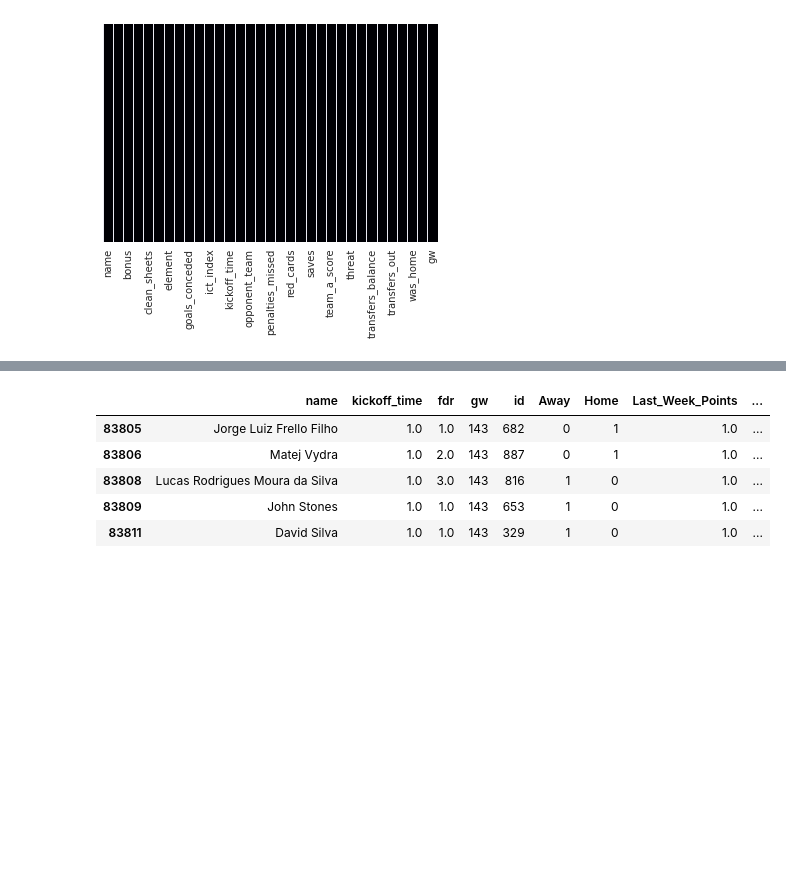
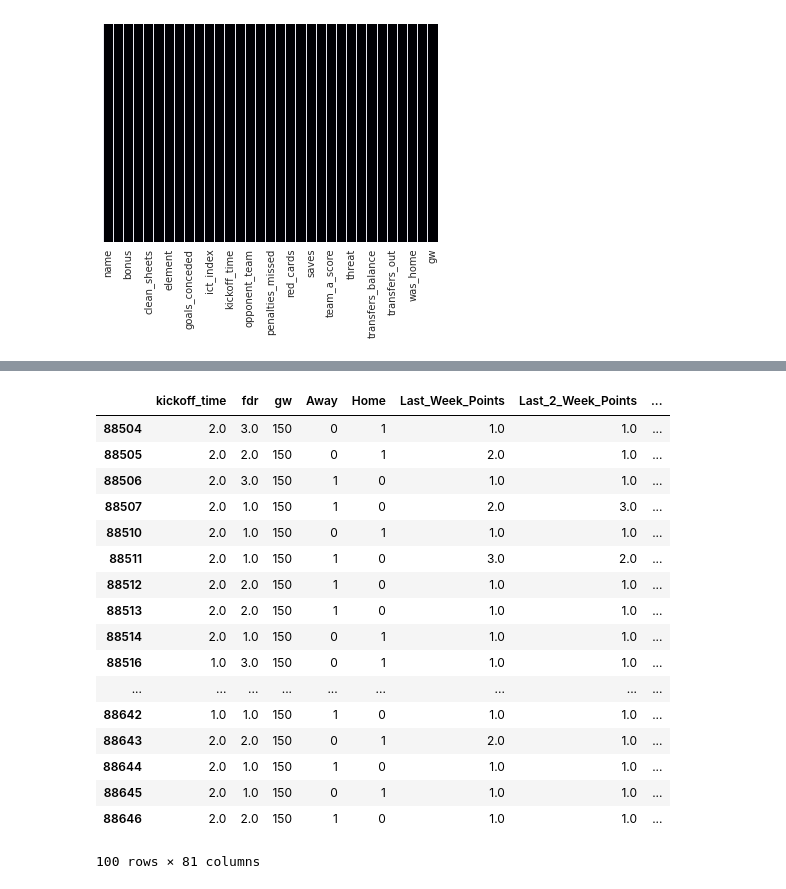
Before and after one commit to raghavbhutra/RedDevils, a Jupyter notebook: RD_Class.ipynb, the cells around one changed output, grey strips where cells are left out. Drawn from its saved outputs; the diff is of its cells as text; code cells hidden in the pictures; blank space fills up the shorter version.

```diff
--- a/RD_Class.ipynb
+++ b/RD_Class.ipynb
@@ -666,5 +760,5 @@ model.score(X_test,y_test)
 # %%
-x=pd.read_csv('/content/drive/My Drive/test3.csv')
+x=pd.read_csv('/content/drive/My Drive/combined_2016-2020-1.csv',encoding = "ISO-8859-1")
 x.head()
 # %% [output]
 |  | name | assists | bonus | bps | clean_sheets | creativity | element | fixture | goals_conceded | ... |
@@ -802,6 +896,10 @@ x['Last_2_Week_Assists'] = x.groupby(['id'])['assists'].shift(2).astype(float)
 x['Last_Week_Bonus'] = x.groupby(['id'])['bonus'].shift().astype(float)
 x['Last_2_Week_Bonus'] = x.groupby(['id'])['bonus'].shift(2).astype(float)
 #x['Last_3_Week_Bonus'] = x.groupby(['id'])['bonus'].shift(3).astype(float)
+
+
+x['Last_Week_Penalties_Saved'] = x.groupby(['id'])['penalties_saved'].shift().astype(float)
+x['Last_2_Week_Penalties_Saved'] =x.groupby(['id'])['penalties_saved'].shift(2).astype(float)
 
 
 x['Last_Week_Influence'] = x.groupby(['id'])['influence'].shift().astype(float)
@@ -964,6 +1062,21 @@ x['Assists Home'] = ah.reset_index(level=0, drop=True)
 aa =x.groupby('id',as_index=False)['ict_index'].expanding().sum()/x.groupby('id',as_index=False)['Away'].expanding().sum()
 x["Assists Away"] = aa.reset_index(level=0, drop=True)
 
+# ms =gws1.groupby('id',as_index=False)['minutes'+0.0000001].expanding().sum()/gws1.groupby('id',as_index=False)['saves'+0.0000001].expanding().sum()
+# gws1["Mins Per Save"] = ms.reset_index(level=0, drop=True)
+
+bpss =x.groupby('id',as_index=False)['minutes'].expanding().sum()/x.groupby('id',as_index=False)['bps'].expanding().sum()
+x["Mins Per BPS"] = bpss.reset_index(level=0, drop=True)
+
+gca =x.groupby('id',as_index=False)['goals_conceded'].expanding().sum()/x.groupby('id',as_index=False)['Away'].expanding().sum()
+x["Goals Concecded Away"] = gca.reset_index(level=0, drop=True)
+
+gch =x.groupby('id',as_index=False)['goals_conceded'].expanding().sum()/x.groupby('id',as_index=False)['Home'].expanding().sum()
+x["Goals Conceded Home"] = gch.reset_index(level=0, drop=True)
+
+gcm =x.groupby('id',as_index=False)['minutes'].expanding().sum()/x.groupby('id',as_index=False)['goals_conceded'].expanding().sum()
+x["Mins per Goals Conceded"] = gcm.reset_index(level=0, drop=True)
+
 
 x.head(100)
 # %% [output]
@@ -988,7 +1101,9 @@ x.head(100)
 # %%
 x=x.groupby('id').apply(f)
+x=x.groupby('id').apply(f2)
+x=x.groupby('id').apply(f3)
 # %%
-x1=x[x['gw']==143]
+x1=x[x['gw']==150]
 x1.head()
 # %% [output]
 |  | name | assists | bonus | bps | clean_sheets | creativity | goals_conceded | goals_scored | ict_index | ... |
@@ -1001,17 +1116,30 @@ x1.head()
 # %%
 x_test=x1.drop(['name','points','total_points','ict_index','bps','goals_scored','assists','bonus','influence','minutes','threat','value','selected','creativity','own_goals','penalties_missed','penalties_saved','red_cards','yellow_cards','saves','selected','yellow_cards','clean_sheets','goals_conceded','home','id'],axis=1)
+x_test=x_test.replace([np.inf, -np.inf], np.nan)
 x_test=x_test.dropna()
 x_testf=x1.drop(['points','total_points','ict_index','bps','goals_scored','assists','bonus','influence','minutes','threat','value','selected','creativity','own_goals','penalties_missed','penalties_saved','red_cards','yellow_cards','saves','selected','yellow_cards','clean_sheets','goals_conceded','home'],axis=1)
+x_testf=x_testf.replace([np.inf, -np.inf], np.nan)
 x_testf=x_testf.dropna()
-x_test.head()
-x_testf.head()
+x_test.head(100)
 # %% [output]
-|  | name | kickoff_time | fdr | gw | id | Away | Home | Last_Week_Points | ... |
-| 83805 | Jorge Luiz Frello Filho | 1.0 | 1.0 | 143 | 682 | 0 | 1 | 1.0 | ... |
-| 83806 | Matej Vydra | 1.0 | 2.0 | 143 | 887 | 0 | 1 | 1.0 | ... |
-| 83808 | Lucas Rodrigues Moura da Silva | 1.0 | 3.0 | 143 | 816 | 1 | 0 | 1.0 | ... |
-| 83809 | John Stones | 1.0 | 1.0 | 143 | 653 | 1 | 0 | 1.0 | ... |
-| 83811 | David Silva | 1.0 | 1.0 | 143 | 329 | 1 | 0 | 1.0 | ... |
+|  | kickoff_time | fdr | gw | Away | Home | Last_Week_Points | Last_2_Week_Points | ... |
+| 88504 | 2.0 | 3.0 | 150 | 0 | 1 | 1.0 | 1.0 | ... |
+| 88505 | 2.0 | 2.0 | 150 | 0 | 1 | 2.0 | 1.0 | ... |
+| 88506 | 2.0 | 3.0 | 150 | 1 | 0 | 1.0 | 1.0 | ... |
+| 88507 | 2.0 | 1.0 | 150 | 1 | 0 | 2.0 | 3.0 | ... |
+| 88510 | 2.0 | 1.0 | 150 | 0 | 1 | 1.0 | 1.0 | ... |
+| 88511 | 2.0 | 1.0 | 150 | 1 | 0 | 3.0 | 2.0 | ... |
+| 88512 | 2.0 | 2.0 | 150 | 1 | 0 | 1.0 | 1.0 | ... |
+| 88513 | 2.0 | 2.0 | 150 | 1 | 0 | 1.0 | 1.0 | ... |
+| 88514 | 2.0 | 1.0 | 150 | 0 | 1 | 1.0 | 1.0 | ... |
+| 88516 | 1.0 | 3.0 | 150 | 0 | 1 | 1.0 | 1.0 | ... |
+| ... | ... | ... | ... | ... | ... | ... | ... | ... |
+| 88642 | 1.0 | 1.0 | 150 | 1 | 0 | 1.0 | 1.0 | ... |
+| 88643 | 2.0 | 2.0 | 150 | 0 | 1 | 2.0 | 1.0 | ... |
+| 88644 | 2.0 | 1.0 | 150 | 1 | 0 | 1.0 | 1.0 | ... |
+| 88645 | 2.0 | 1.0 | 150 | 0 | 1 | 1.0 | 1.0 | ... |
+| 88646 | 2.0 | 2.0 | 150 | 1 | 0 | 1.0 | 1.0 | ... |
+100 rows × 81 columns
 # %%
 x_test1=scaler.fit_transform(x_test)
 x_test2=pca.transform(x_test1)
```
Also changed, not shown: parts of 46 cells of this notebook.
